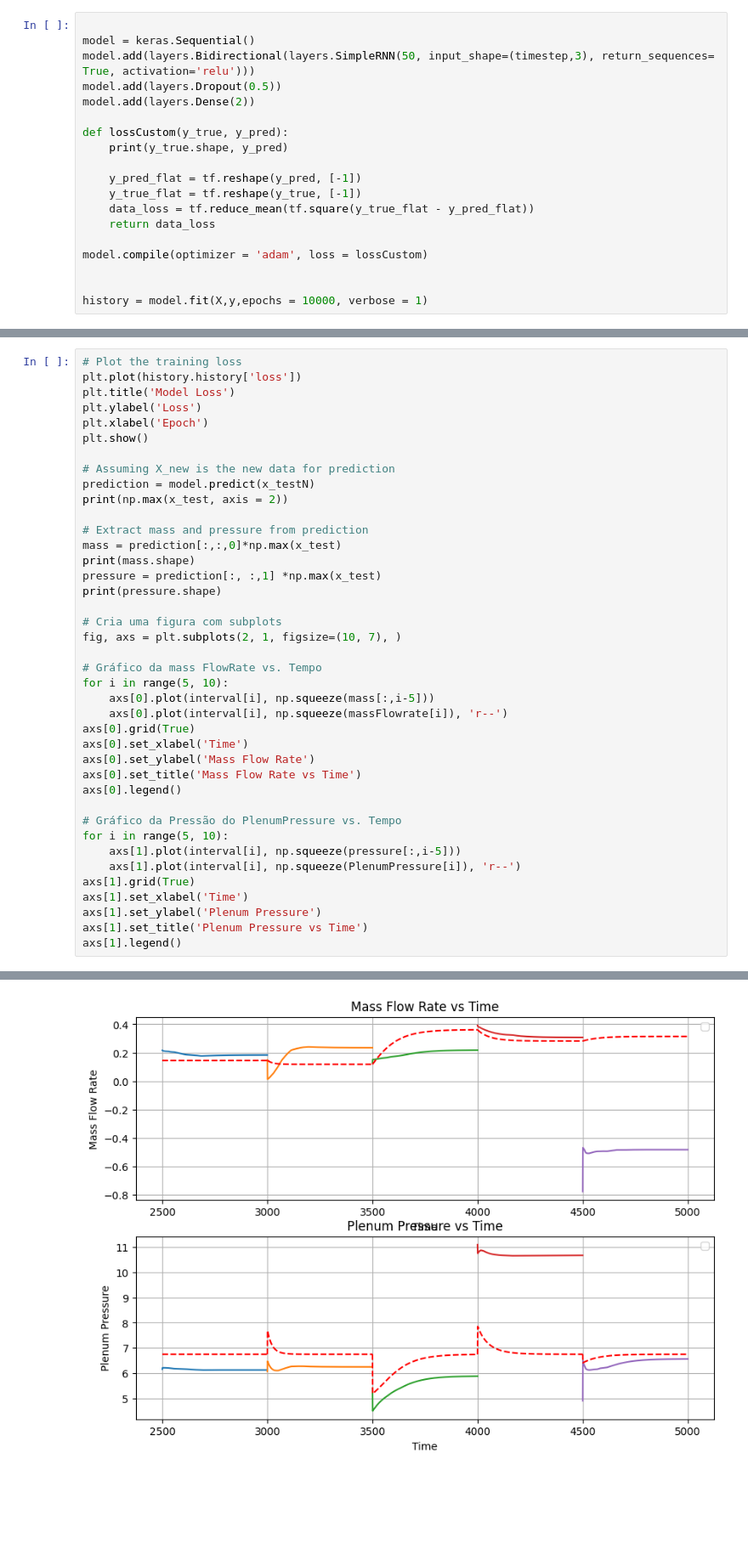
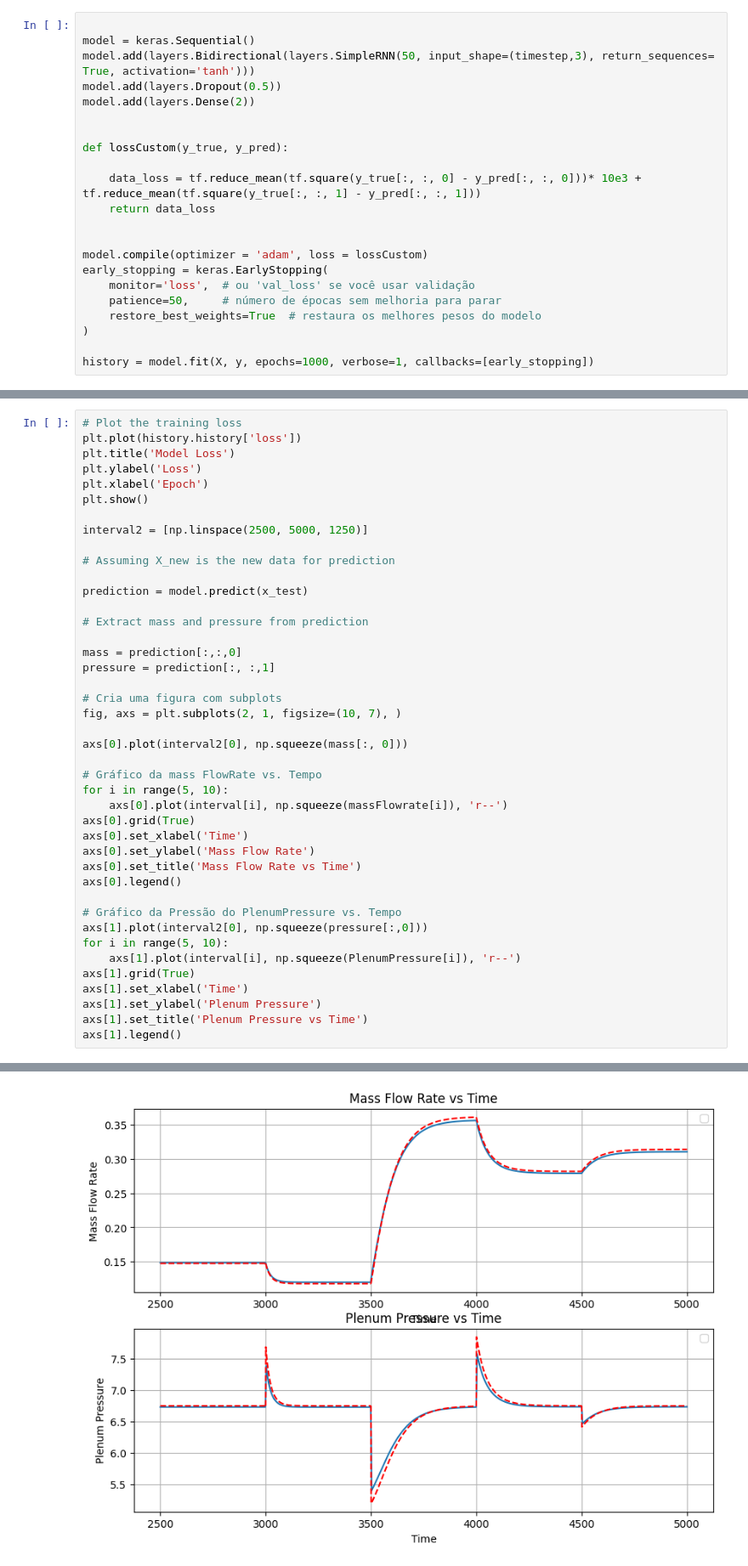
Before and after one commit to MMatheusB/UFBA, a Jupyter notebook: Sistema_Compressao/RNN.ipynb, the cells around one changed output, grey strips where cells are left out. Shown at 85% size. Cells and saved outputs as stored; diff of their text form; blank space fills up the shorter version.

```diff
--- a/Sistema_Compressao/RNN.ipynb
+++ b/Sistema_Compressao/RNN.ipynb
@@ -130,20 +133,23 @@ x_testN = x_test/np.max(x_test)
 # %%
 
 model = keras.Sequential()
-model.add(layers.Bidirectional(layers.SimpleRNN(50, input_shape=(timestep,3), return_sequences= True, activation='relu')))
+model.add(layers.Bidirectional(layers.SimpleRNN(50, input_shape=(timestep,3), return_sequences= True, activation='tanh')))
 model.add(layers.Dropout(0.5))
 model.add(layers.Dense(2))
 
+
 def lossCustom(y_true, y_pred):
-    print(y_true.shape, y_pred)
 
-    y_pred_flat = tf.reshape(y_pred, [-1])
-    y_true_flat = tf.reshape(y_true, [-1])
-    data_loss = tf.reduce_mean(tf.square(y_true_flat - y_pred_flat))
+    data_loss = tf.reduce_mean(tf.square(y_true[:, :, 0] - y_pred[:, :, 0]))* 10e3 + tf.reduce_mean(tf.square(y_true[:, :, 1] - y_pred[:, :, 1]))
     return data_loss
 
+
 model.compile(optimizer = 'adam', loss = lossCustom)
+early_stopping = keras.EarlyStopping(
+    monitor='loss',  # ou 'val_loss' se você usar validação
+    patience=50,     # número de épocas sem melhoria para parar
+    restore_best_weights=True  # restaura os melhores pesos do modelo
+)
 
-
-history = model.fit(X,y,epochs = 10000, verbose = 1)
+history = model.fit(X, y, epochs=1000, verbose=1, callbacks=[early_stopping])
 # %% [output]
@@ -172,22 +179,24 @@ plt.ylabel('Loss')
 plt.xlabel('Epoch')
 plt.show()
 
+interval2 = [np.linspace(2500, 5000, 1250)]
+
 # Assuming X_new is the new data for prediction
-prediction = model.predict(x_testN)
-print(np.max(x_test, axis = 2))
+
+prediction = model.predict(x_test)
 
 # Extract mass and pressure from prediction
-mass = prediction[:,:,0]*np.max(x_test)
-print(mass.shape)
-pressure = prediction[:, :,1] *np.max(x_test)
-print(pressure.shape)
+
+mass = prediction[:,:,0]
+pressure = prediction[:, :,1]
 
 # Cria uma figura com subplots
 fig, axs = plt.subplots(2, 1, figsize=(10, 7), )
 
+axs[0].plot(interval2[0], np.squeeze(mass[:, 0]))
+
 # Gráfico da mass FlowRate vs. Tempo
 for i in range(5, 10):
-    axs[0].plot(interval[i], np.squeeze(mass[:,i-5]))
     axs[0].plot(interval[i], np.squeeze(massFlowrate[i]), 'r--')
 axs[0].grid(True)
 axs[0].set_xlabel('Time')
@@ -196,8 +205,8 @@ axs[0].set_title('Mass Flow Rate vs Time')
 axs[0].legend()
 
 # Gráfico da Pressão do PlenumPressure vs. Tempo
+axs[1].plot(interval2[0], np.squeeze(pressure[:,0]))
 for i in range(5, 10):
-    axs[1].plot(interval[i], np.squeeze(pressure[:,i-5]))
     axs[1].plot(interval[i], np.squeeze(PlenumPressure[i]), 'r--')
 axs[1].grid(True)
 axs[1].set_xlabel('Time')
@@ -219,2 +219,2 @@ axs[1].legend()
 <matplotlib.legend.Legend at 0x...>
-[figure, old version]
+[figure, new version]
```
Also changed, not shown: parts of 4 cells of this notebook.
